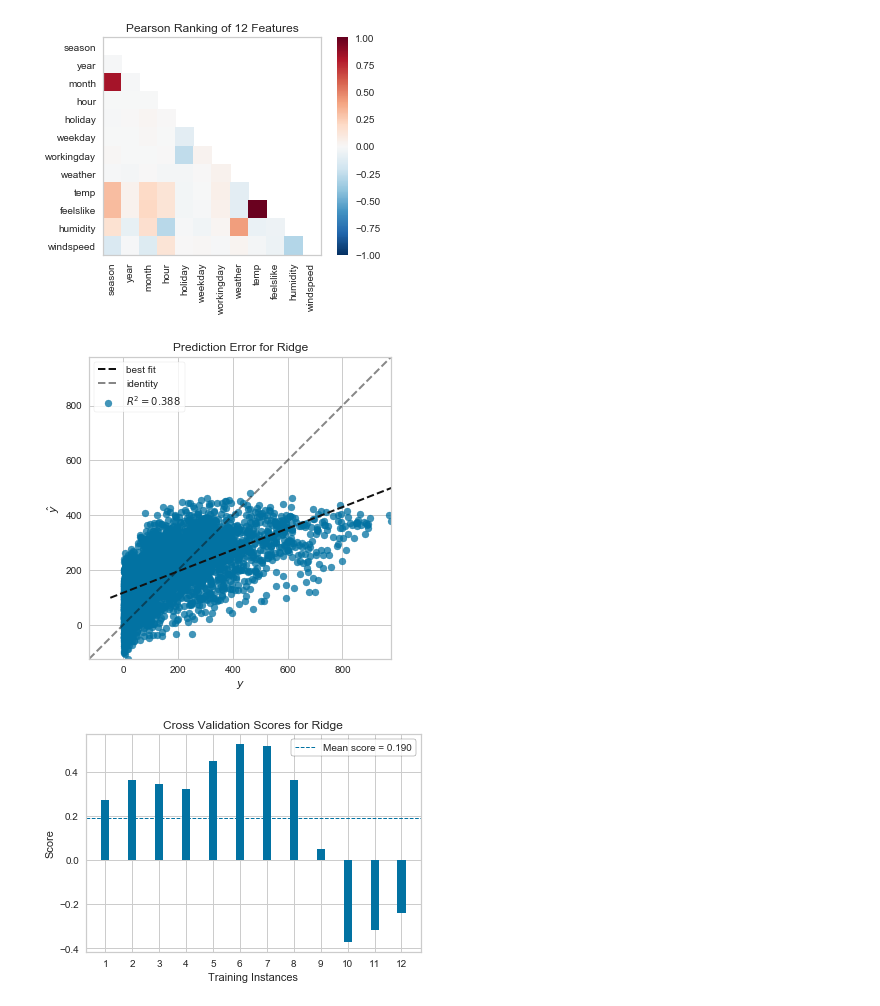
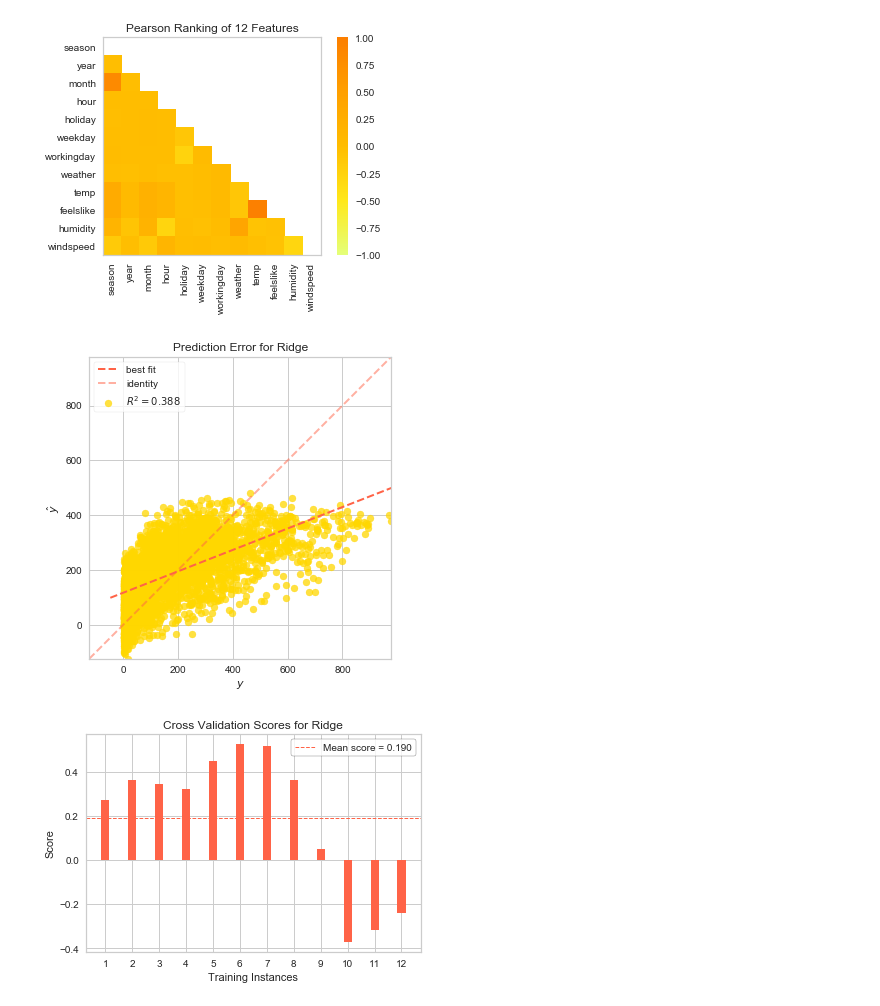
Before and after one commit to rebeccabilbro/rebeccabilbro.github.io, a Jupyter notebook: _drafts/scipy-2019/viz_pipeline.ipynb, the cells around one changed output. Drawn from its saved outputs; the diff is of its cells as text; code cells hidden in the pictures.

```diff
--- a/_drafts/scipy-2019/viz_pipeline.ipynb
+++ b/_drafts/scipy-2019/viz_pipeline.ipynb
@@ -12,27 +12,27 @@ from sklearn.model_selection import train_test_split as tts
 # %%
 X, y = load_bikeshare()
 # %%
-visualizer = Rank2D(algorithm="pearson", colormap=)
+visualizer = Rank2D(algorithm="pearson", colormap="Wistia")
 visualizer.fit_transform(X)
 visualizer.poof()
 # %% [output]
-[figure, old version]
+[figure, new version]
 # %%
 model = Ridge()
 # %%
 X_train, X_test, y_train, y_test = tts(X, y, test_size=0.2, random_state=42)
 
-visualizer = PredictionError(model, size=(600,400))
+visualizer = PredictionError(model, size=(600,400), point_color="gold", line_color="tomato")
 
 visualizer.fit(X_train, y_train)
 visualizer.score(X_test, y_test)
 visualizer.poof()
 # %% [output]
-[figure, old version]
+[figure, new version]
 # %%
 cv = StratifiedKFold(n_splits=12, random_state=42)
-visualizer = CVScores(model, cv=cv, scoring='r2')
+visualizer = CVScores(model, cv=cv, scoring='r2', color="tomato")
 visualizer.fit(X, y)
 visualizer.poof()
 # %% [output]
-[figure, old version]
+[figure, new version]
```
Also changed, not shown: 7 other files.
